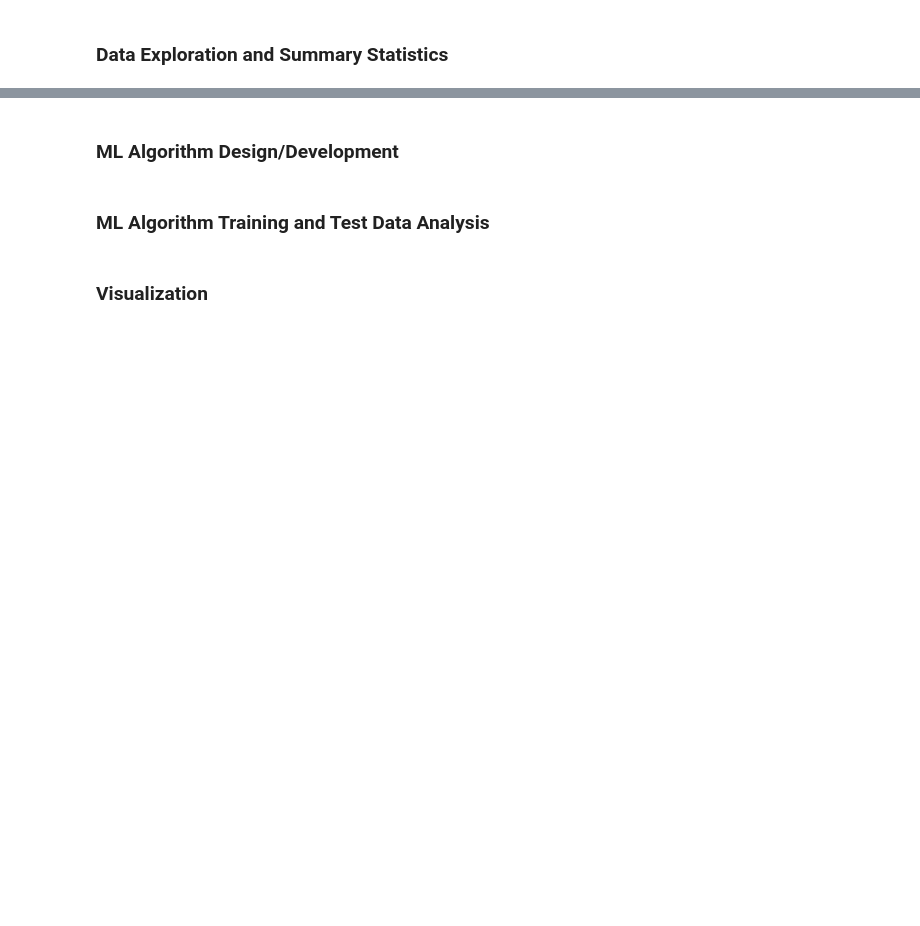
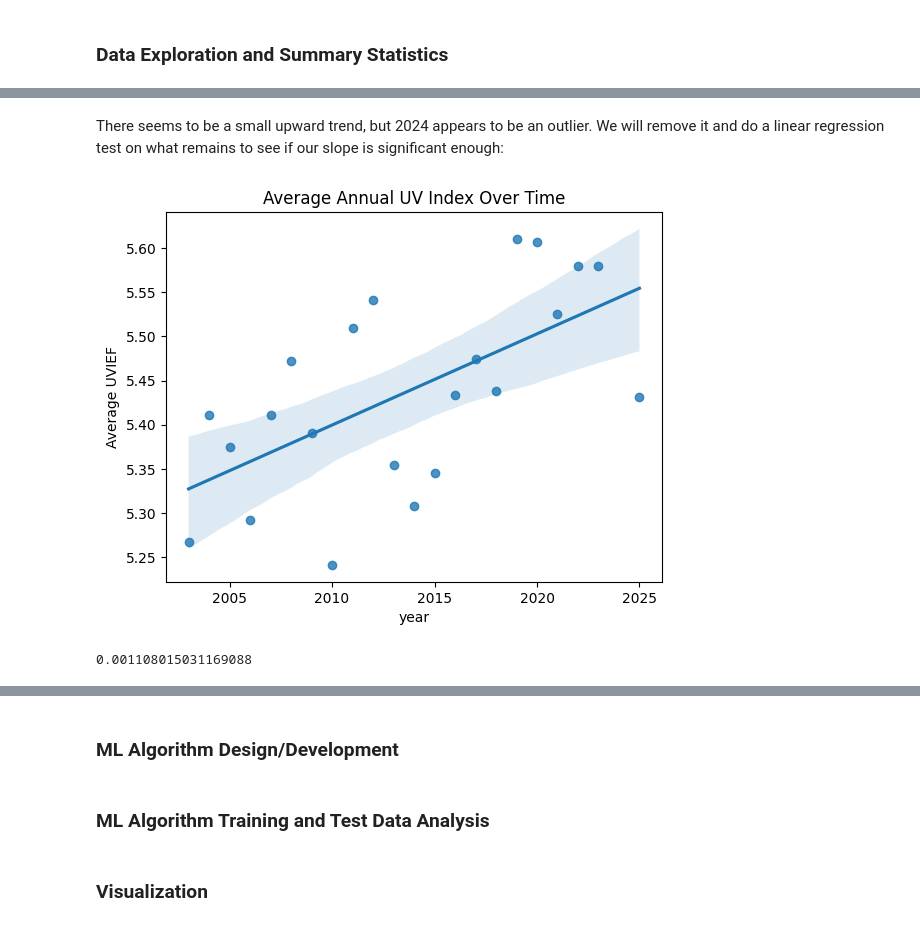
Before and after one commit to mrybak06/cmsc320-project, a Jupyter notebook: CMSC320_Final_Project.ipynb, the cells around one changed output, grey strips where cells are left out. Cells and saved outputs as stored; diff of their text form; code cells hidden in the pictures; blank space fills up the shorter version.

```diff
--- a/CMSC320_Final_Project.ipynb
+++ b/CMSC320_Final_Project.ipynb
@@ -23,0 +205,17 @@ Final Tutorial Report Creation
+# %% [markdown]
+There seems to be a small upward trend, but 2024 appears to be an outlier. We will remove it and do a linear regression test on what remains to see if our slope is significant enough:
+# %%
+from scipy.stats import linregress
+
+no2024_df = hypo2_df[~hypo2_df["year"].isin([2024])]
+yearly_uv_repaired = no2024_df.groupby("year")["UVIEF"].mean().reset_index()
+sns.regplot(x="year", y="UVIEF", data=yearly_uv_repaired, ci=95)
+plt.title("Average Annual UV Index Over Time")
+plt.ylabel("Average UVIEF")
+plt.show()
+result = linregress(yearly_uv_repaired["year"], yearly_uv_repaired["UVIEF"], alternative="greater")
+
+display(result.pvalue)
+# %% [output]
+[figure, added]
+0.001108015031169088
```
Also changed, not shown: parts of 25 cells of this notebook.
